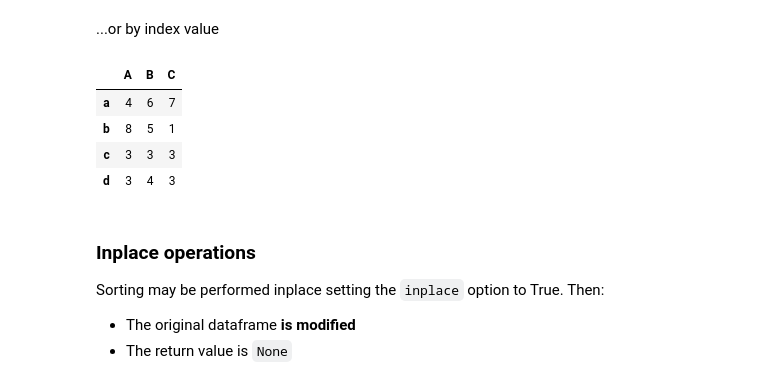
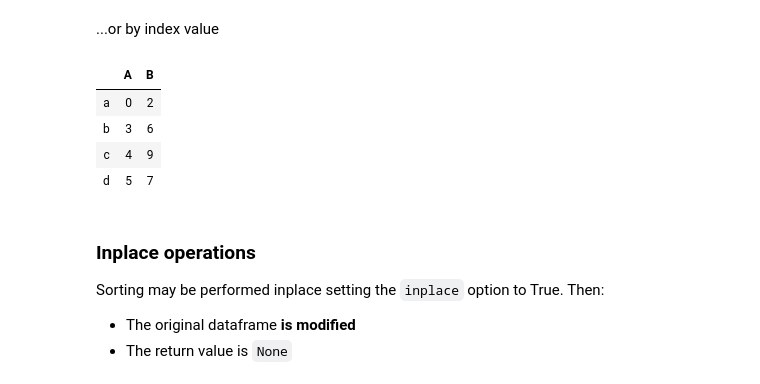
Before and after one commit to forgi86/python-data-science-slides, a Jupyter notebook: 05_pandas_processing/05_pandas_processing_slides.ipynb, the cells around one changed output. Drawn from its saved outputs; the diff is of its cells as text; code cells hidden in the pictures.

```diff
--- a/05_pandas_processing/05_pandas_processing_slides.ipynb
+++ b/05_pandas_processing/05_pandas_processing_slides.ipynb
@@ -423,13 +423,13 @@ df_sort_A_dsc
 # %% [markdown]
 ...or by index value
 # %%
-df1.sort_index() # sort dataframe according to its index (alphabetical order)
+df.sort_index() # sort dataframe according to its index (alphabetical order)
 # %% [output]
-|  | A | B | C |
-| a | 4 | 6 | 7 |
-| b | 8 | 5 | 1 |
-| c | 3 | 3 | 3 |
-| d | 3 | 4 | 3 |
+|  | A | B |
+| a | 0 | 2 |
+| b | 3 | 6 |
+| c | 4 | 9 |
+| d | 5 | 7 |
 # %% [markdown]
 ### Inplace operations
 
```
Also changed, not shown: parts of 59 cells of this notebook.
